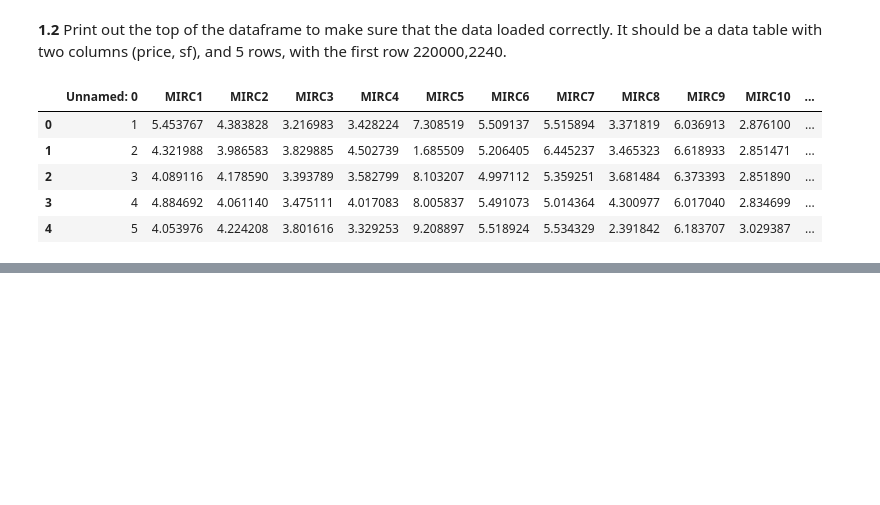
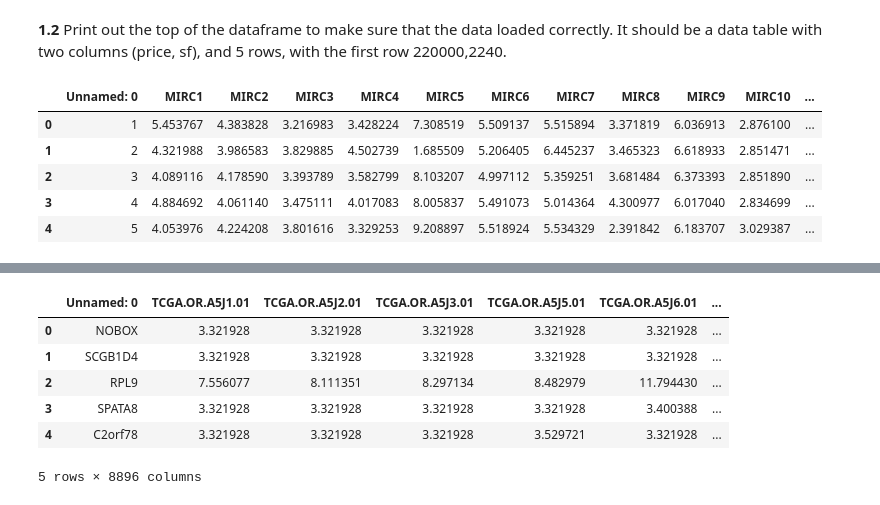
Before and after one commit to jrg94/CSE5522, a Jupyter notebook: lab1.ipynb, the cells around one changed output, grey strips where cells are left out. Cells and saved outputs as stored; diff of their text form; code cells hidden in the pictures; blank space fills up the shorter version.

Commit message:
Added several prints for data

```diff
--- a/lab1.ipynb
+++ b/lab1.ipynb
@@ -10,9 +10,13 @@ import numpy as np
 **1.1** Read the data from GitHub into a pandas dataframe.
 # %%
 micro_rna_data_url = 'https://raw.githubusercontent.com/efosler/cse5522data/master/miRScore-x.csv'
-micro_ran_dataframe = pd.read_csv(micro_rna_data_url)
+micro_rna_dataframe = pd.read_csv(micro_rna_data_url)
 micro_rna_well_data_url = 'https://raw.githubusercontent.com/efosler/cse5522data/master/mRNA-y-well-explained.csv'
 micro_rna_well_dataframe = pd.read_csv(micro_rna_well_data_url)
+micro_rna_poor_data_url = 'https://raw.githubusercontent.com/efosler/cse5522data/master/mRNA-y-poor-explained.csv'
+micro_rna_poor_dataframe = pd.read_csv(micro_rna_poor_data_url)
+tissue_types_data_url = 'https://raw.githubusercontent.com/efosler/cse5522data/master/cancerType-x-Categorical.csv'
+tissue_types_dataframe = pd.read_csv(tissue_types_data_url)
 # %% [markdown]
 **1.2** Print out the top of the dataframe to make sure that the data loaded correctly.  It should be a data table with two columns (price, sf), and 5 rows, with the first row 220000,2240.
 # %%
@@ -26,0 +41,10 @@ micro_ran_dataframe.head()
+# %%
+micro_rna_poor_dataframe.head()
+# %% [output]
+|  | Unnamed: 0 | TCGA.OR.A5J1.01 | TCGA.OR.A5J2.01 | TCGA.OR.A5J3.01 | TCGA.OR.A5J5.01 | TCGA.OR.A5J6.01 | ... |
+| 0 | NOBOX | 3.321928 | 3.321928 | 3.321928 | 3.321928 | 3.321928 | ... |
+| 1 | SCGB1D4 | 3.321928 | 3.321928 | 3.321928 | 3.321928 | 3.321928 | ... |
+| 2 | RPL9 | 7.556077 | 8.111351 | 8.297134 | 8.482979 | 11.794430 | ... |
+| 3 | SPATA8 | 3.321928 | 3.321928 | 3.321928 | 3.321928 | 3.400388 | ... |
+| 4 | C2orf78 | 3.321928 | 3.321928 | 3.321928 | 3.529721 | 3.321928 | ... |
+5 rows × 8896 columns
```
Also changed, not shown: parts of 3 cells of this notebook.
